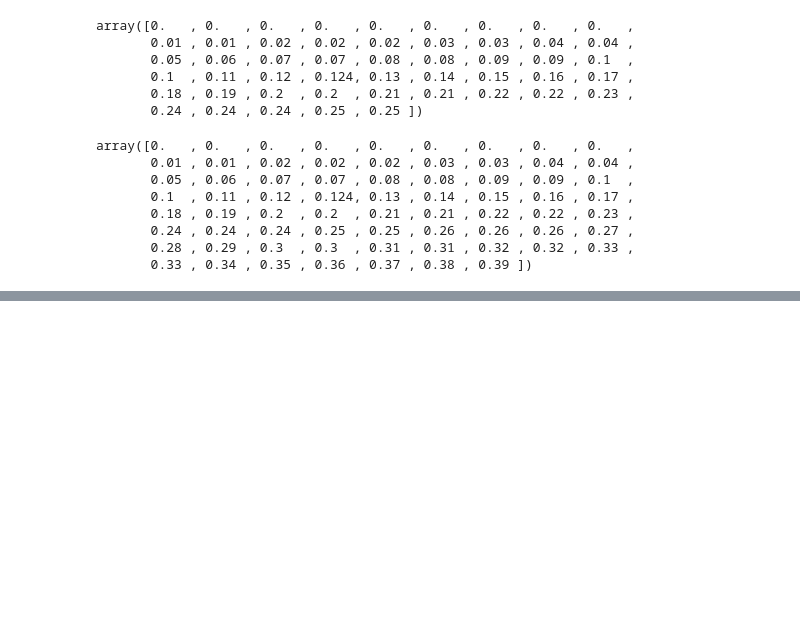
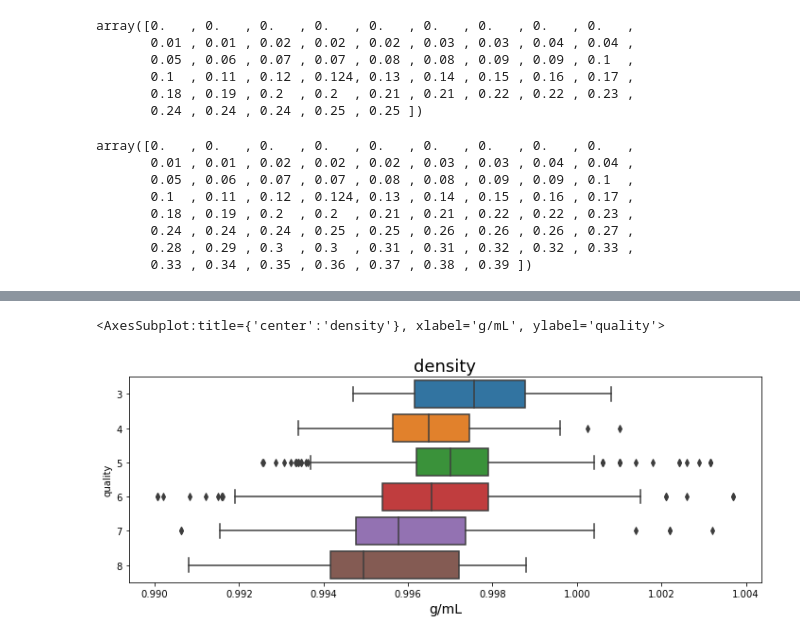
Before and after one commit to AdsonRoberto/ML_Analise_de_dados, a Jupyter notebook: analise_de_dados.ipynb, the cells around one changed output, grey strips where cells are left out. Cells and saved outputs as stored; diff of their text form; code cells hidden in the pictures; blank space fills up the shorter version.

```diff
--- a/analise_de_dados.ipynb
+++ b/analise_de_dados.ipynb
@@ -512,0 +523,9 @@ array([0.   , 0.   , 0.   , 0.   , 0.   , 0.   , 0.   , 0.   , 0.   ,
+# %%
+ax = sns.boxplot( x = 'density', y = 'quality', data = dados, orient = 'h')
+ax.figure.set_size_inches(12, 4)
+ax.set_title('density', fontsize=18)
+ax.set_xlabel('g/mL', fontsize=14)
+ax
+# %% [output]
+<AxesSubplot:title={'center':'density'}, xlabel='g/mL', ylabel='quality'>
+[figure, added]
```
Also changed, not shown: parts of 11 cells of this notebook.
